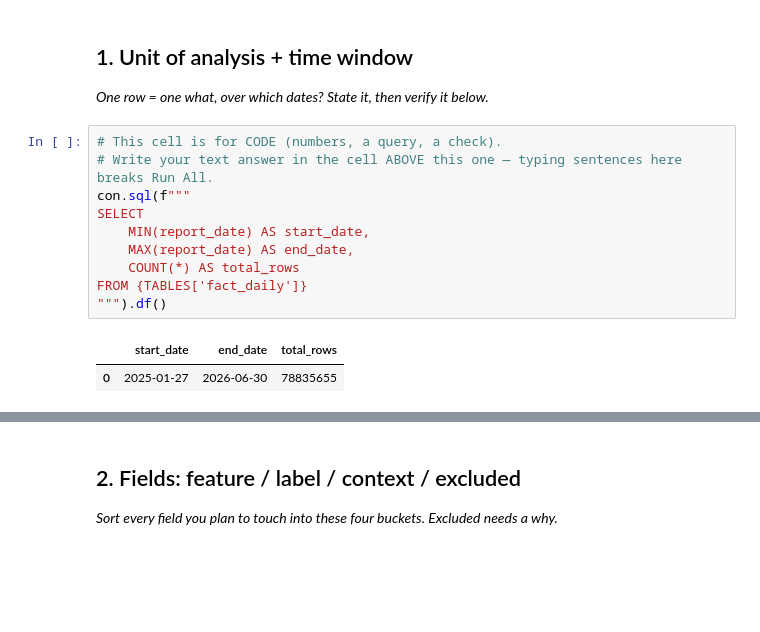
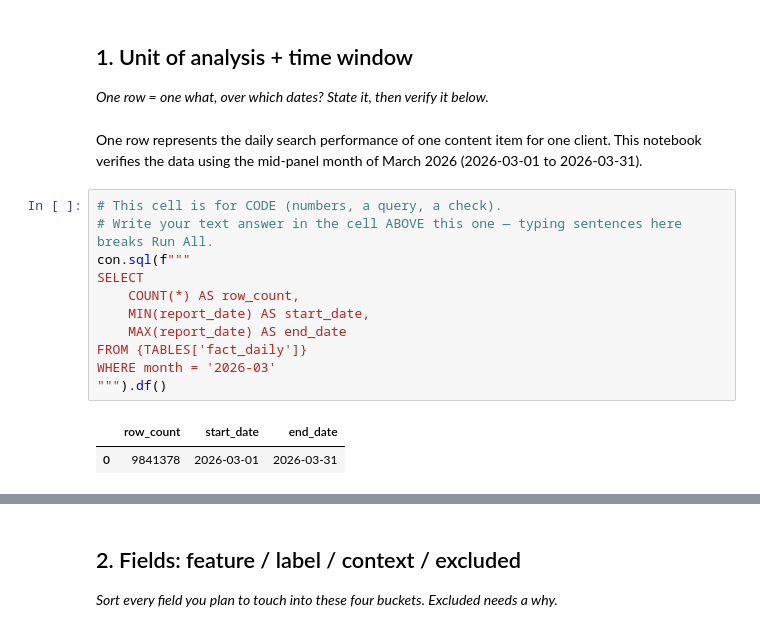
Before and after one commit to ma5029blp-wq/ML-flyrank-internship, a Jupyter notebook: work/notebooks/w03_data_contract.ipynb, the cells around one changed output, grey strips where cells are left out. Drawn from its saved outputs; the diff is of its cells as text; blank space fills up the shorter version.

Commit message:
Completed w03_data_contract.ipynb

```diff
--- a/work/notebooks/w03_data_contract.ipynb
+++ b/work/notebooks/w03_data_contract.ipynb
@@ -46,16 +46,19 @@ fact_query_90d: 2,414,248 rows
 ## 1. Unit of analysis + time window
 
 *One row = one what, over which dates? State it, then verify it below.*
+# %% [markdown]
+One row represents the daily search performance of one content item for one client. This notebook verifies the data using the mid-panel month of March 2026 (2026-03-01 to 2026-03-31).
 # %%
 # This cell is for CODE (numbers, a query, a check).
 # Write your text answer in the cell ABOVE this one — typing sentences here breaks Run All.
 con.sql(f"""
 SELECT
+    COUNT(*) AS row_count,
     MIN(report_date) AS start_date,
-    MAX(report_date) AS end_date,
-    COUNT(*) AS total_rows
+    MAX(report_date) AS end_date
 FROM {TABLES['fact_daily']}
+WHERE month = '2026-03'
 """).df()
 # %% [output]
-|  | start_date | end_date | total_rows |
-| 0 | 2025-01-27 | 2026-06-30 | 78835655 |
+|  | row_count | start_date | end_date |
+| 0 | 9841378 | 2026-03-01 | 2026-03-31 |
```
Also changed, not shown: parts of 20 cells of this notebook.
